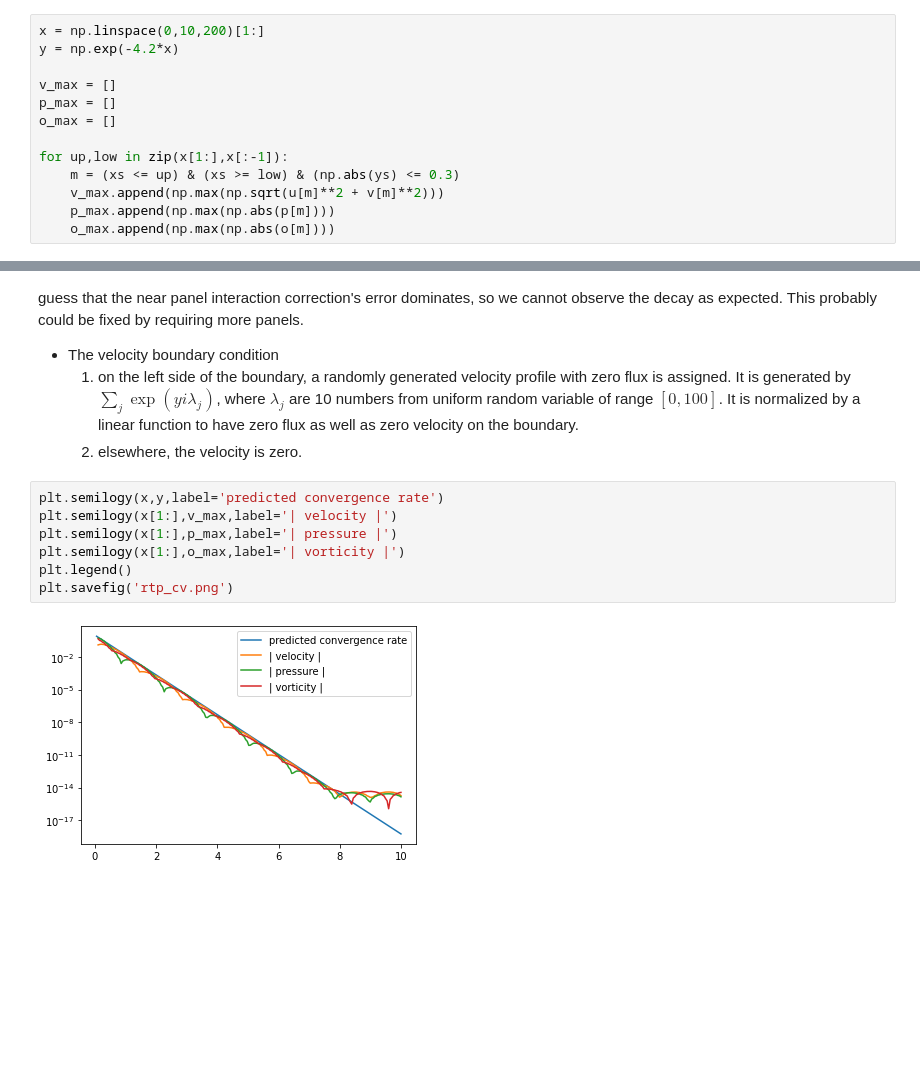
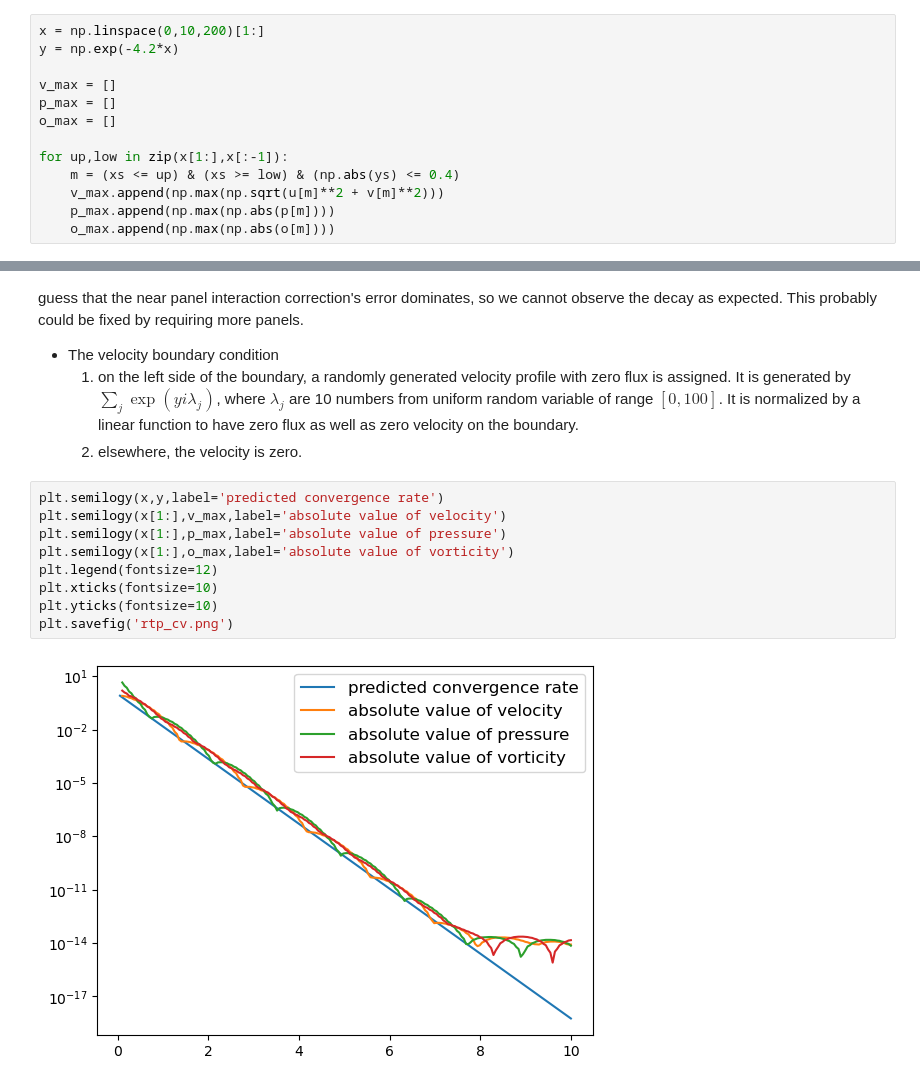
Before and after one commit to WangHaiYang874/stokes2d, a Jupyter notebook: exp5/demo.ipynb, the cells around one changed output, grey strips where cells are left out. Saved outputs shown, nothing was run; the diff lists cells and outputs as text; blank space fills up the shorter version.

Commit message:
graphs

```diff
--- a/exp5/demo.ipynb
+++ b/exp5/demo.ipynb
@@ -100,7 +100,7 @@ p_max = []
 o_max = []
 
 for up,low in zip(x[1:],x[:-1]):
-    m = (xs <= up) & (xs >= low) & (np.abs(ys) <= 0.3)
+    m = (xs <= up) & (xs >= low) & (np.abs(ys) <= 0.4)
     v_max.append(np.max(np.sqrt(u[m]**2 + v[m]**2)))
     p_max.append(np.max(np.abs(p[m])))
     o_max.append(np.max(np.abs(o[m])))
@@ -116,13 +116,15 @@ This notebook demonstrates the return to poiseuille phenomemnon on a straight pi
   2. elsewhere, the velocity is zero.
 # %%
 plt.semilogy(x,y,label='predicted convergence rate')
-plt.semilogy(x[1:],v_max,label='| velocity |')
-plt.semilogy(x[1:],p_max,label='| pressure |')
-plt.semilogy(x[1:],o_max,label='| vorticity |')
-plt.legend()
+plt.semilogy(x[1:],v_max,label='absolute value of velocity')
+plt.semilogy(x[1:],p_max,label='absolute value of pressure')
+plt.semilogy(x[1:],o_max,label='absolute value of vorticity')
+plt.legend(fontsize=12)
+plt.xticks(fontsize=10)
+plt.yticks(fontsize=10)
 plt.savefig('rtp_cv.png')
 # %% [output]
-[figure, old version]
+[figure, new version]
 # %%
 fig,axes = plt.subplots(3,1,figsize=(10,4),sharex=True)
 fig.set_facecolor('white')
```
Also changed, not shown: parts of 2 cells of this notebook, 11 other files.
